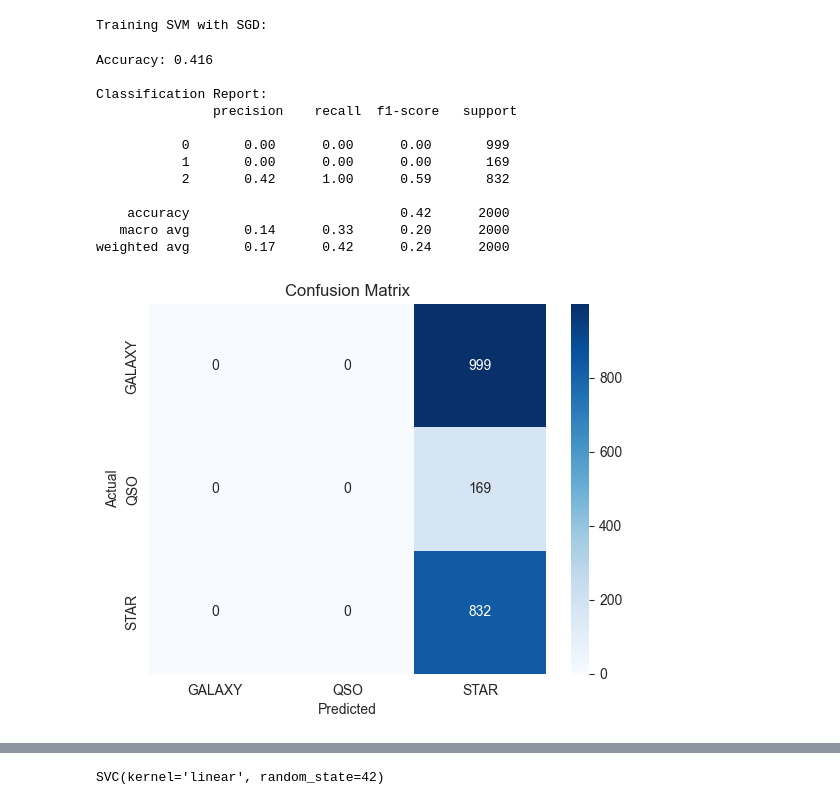
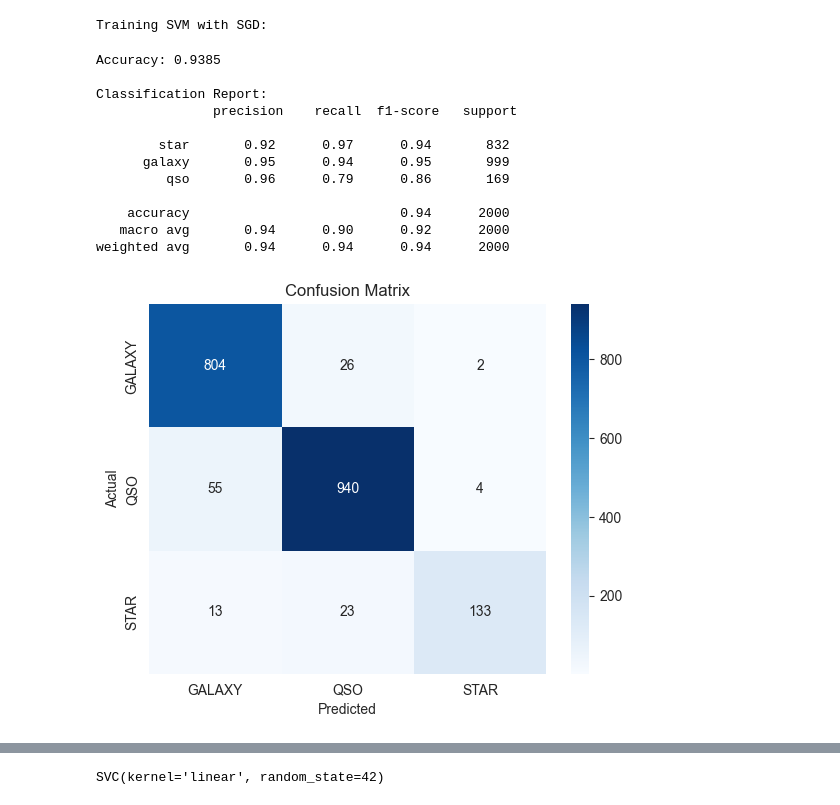
Before and after one commit to AditiNankar/class_project_4, a Jupyter notebook: ML pipeline.ipynb, the cells around one changed output, grey strips where cells are left out. Cells and saved outputs as stored; diff of their text form; code cells hidden in the pictures.

```diff
--- a/ML pipeline.ipynb
+++ b/ML pipeline.ipynb
@@ -100,0 +260,4 @@ X_test_scaled = pd.DataFrame(X_test_scaled, columns=X.columns)
+# %%
+# Train final model using the best found hyperparameters
+best_gb = GradientBoostingClassifier(**best_params, random_state=42)
+best_gb.fit(X_train_scaled, y_train)
@@ -100,0 +295,7 @@ X_test_scaled = pd.DataFrame(X_test_scaled, columns=X.columns)
+# %%
+# Instantiate the Logistic Regression model
+# Assign a random_state parameter of 1 to the model
+logistic_model = LogisticRegression(random_state=12, max_iter=100)
+
+# Fit the model using scaled training data
+logistic_model.fit(X_train_scaled, y_train)
@@ -108,36 +341,36 @@ classes = np.unique(y)
 
 print("\nTraining SVM with SGD:")
 for epoch in tqdm(range(n_epochs), desc="Epoch Progress"):
-    svm_model.partial_fit(X_train, y_train, classes=classes)
+    svm_model.partial_fit(X_train_scaled, y_train, classes=classes)
 # %% [output]
 Training SVM with SGD:
 # %%
 # Make predictions
-y_pred = svm_model.predict(X_test)
+y_pred_svm = svm_model.predict(X_test_scaled)
 # %%
 # Evaluate the SVM model
-print("Accuracy:", accuracy_score(y_test, y_pred))
-print("\nClassification Report:\n", classification_report(y_test, y_pred))
+print("Accuracy:", accuracy_score(y_test, y_pred_svm))
+print("\nClassification Report:\n", classification_report(y_test, y_pred_svm, target_names=['star', 'galaxy', 'qso']))
 # %% [output]
-Accuracy: 0.416
+Accuracy: 0.9385
 
 Classification Report:
                precision    recall  f1-score   support
 
-           0       0.00      0.00      0.00       999
-           1       0.00      0.00      0.00       169
-           2       0.42      1.00      0.59       832
+        star       0.92      0.97      0.94       832
+      galaxy       0.95      0.94      0.95       999
+         qso       0.96      0.79      0.86       169
 
-    accuracy                           0.42      2000
-   macro avg       0.14      0.33      0.20      2000
-weighted avg       0.17      0.42      0.24      2000
+    accuracy                           0.94      2000
+   macro avg       0.94      0.90      0.92      2000
+weighted avg       0.94      0.94      0.94      2000
 # %%
 # Confusion Matrix
-conf_matrix = confusion_matrix(y_test, y_pred)
+conf_matrix = confusion_matrix(y_test, y_pred_svm)
 sns.heatmap(conf_matrix, annot=True, fmt="d", cmap='Blues', xticklabels=le.classes_, yticklabels=le.classes_)
 plt.title("Confusion Matrix")
 plt.xlabel("Predicted")
 plt.ylabel("Actual")
 plt.show()
 # %% [output]
-[figure, old version]
+[figure, new version]
```
Also changed, not shown: parts of 37 cells of this notebook.
